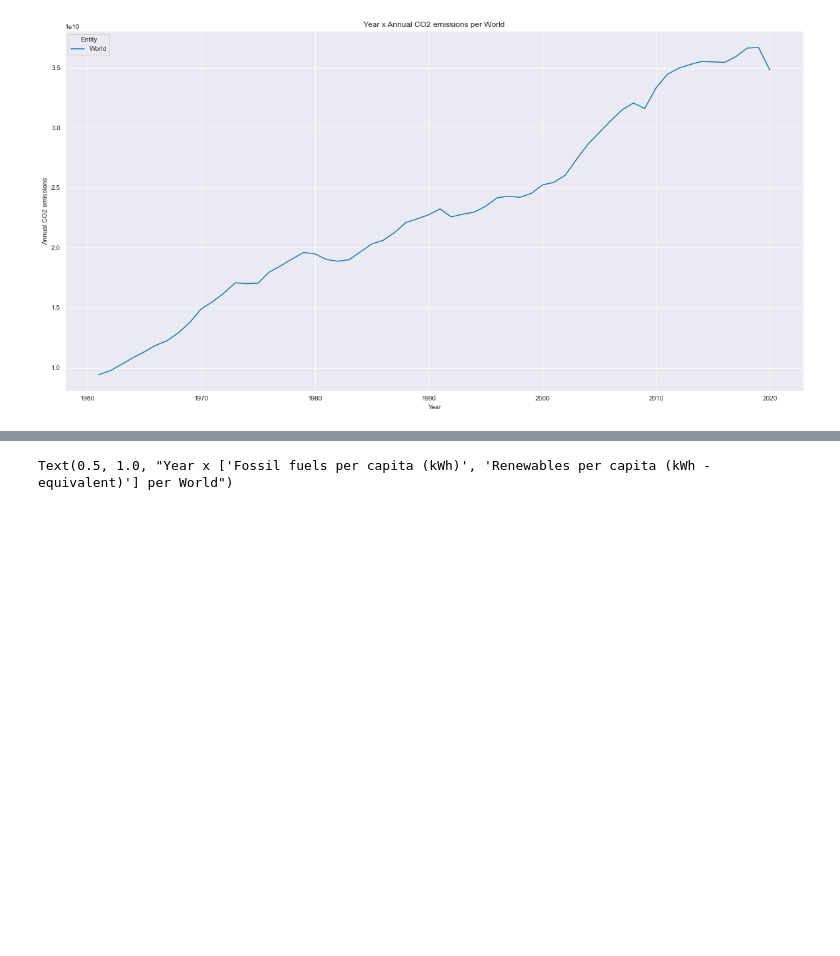
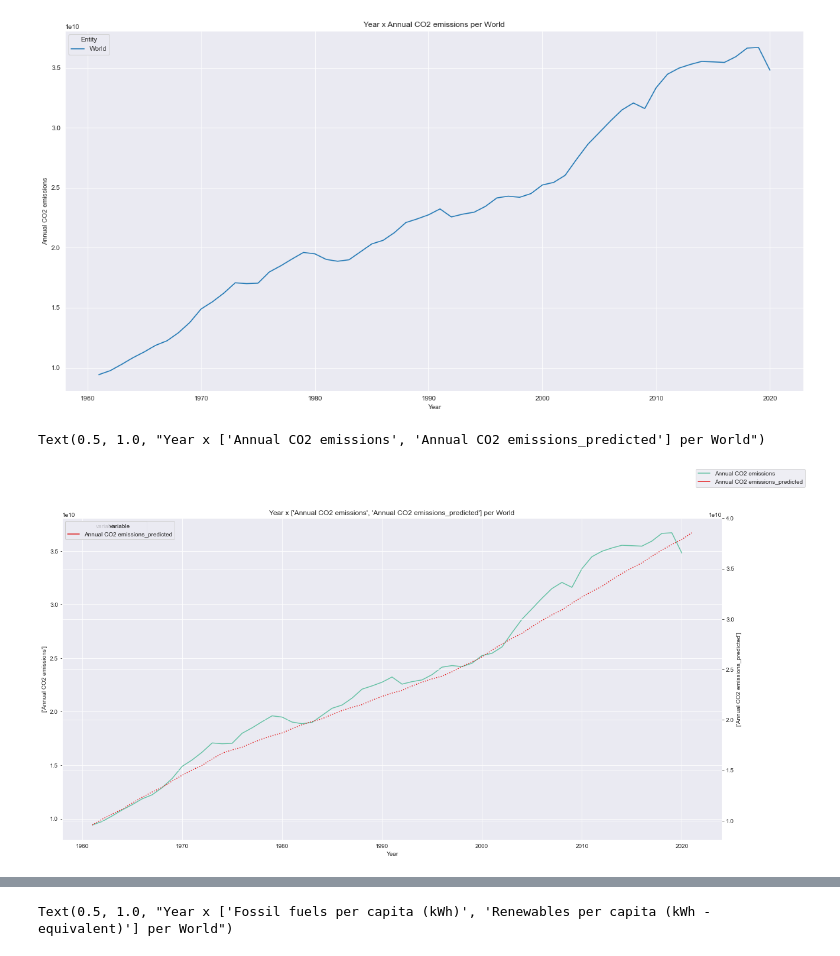
Before and after one commit to Etisaal-Intelligence/global_yearly_metrics_visualizer, a Jupyter notebook: 2_viz_notebooks/V3_forecasts_visualizer.ipynb, the cells around one changed output, grey strips where cells are left out. Cells and saved outputs as stored; diff of their text form; code cells hidden in the pictures; blank space fills up the shorter version.

```diff
--- a/2_viz_notebooks/V3_forecasts_visualizer.ipynb
+++ b/2_viz_notebooks/V3_forecasts_visualizer.ipynb
@@ -147,6 +176,23 @@ plt.title(f"{x} x {y} per {category_filter}")
 # %% [output]
 Text(0.5, 1.0, 'Year x Annual CO2 emissions per World')
 [figure]
+# %%
+y1 = ['Annual CO2 emissions']
+y2 = ['Annual CO2 emissions_predicted']
+
+df_viz = pd.melt(df, id_vars=['Entity_Category', 'Entity', 'Year'], value_vars=y1, value_name=str(y1))
+ax = sns.lineplot(data=df_viz, x=x, y=str(y1), hue='variable', palette="Set2", legend='auto')
+
+ax2 = ax.twinx()
+
+df_viz = pd.melt(df, id_vars=['Entity_Category', 'Entity', 'Year'], value_vars=y2, value_name=str(y2))
+sns.lineplot(data=df_viz, x=x, y=str(y2), ax=ax2, hue='variable', palette="Set1", linestyle=':')
+
+ax.figure.legend()
+plt.title(f"{x} x {y1 + y2} per {category_filter}")
+# %% [output]
+Text(0.5, 1.0, "Year x ['Annual CO2 emissions', 'Annual CO2 emissions_predicted'] per World")
+[figure, added]
 # %%
 y1 = ['Annual CO2 emissions']
 y2 = ['Annual change in primary energy consumption (%)']
```
Also changed, not shown: parts of 11 cells of this notebook, 1 other file.
